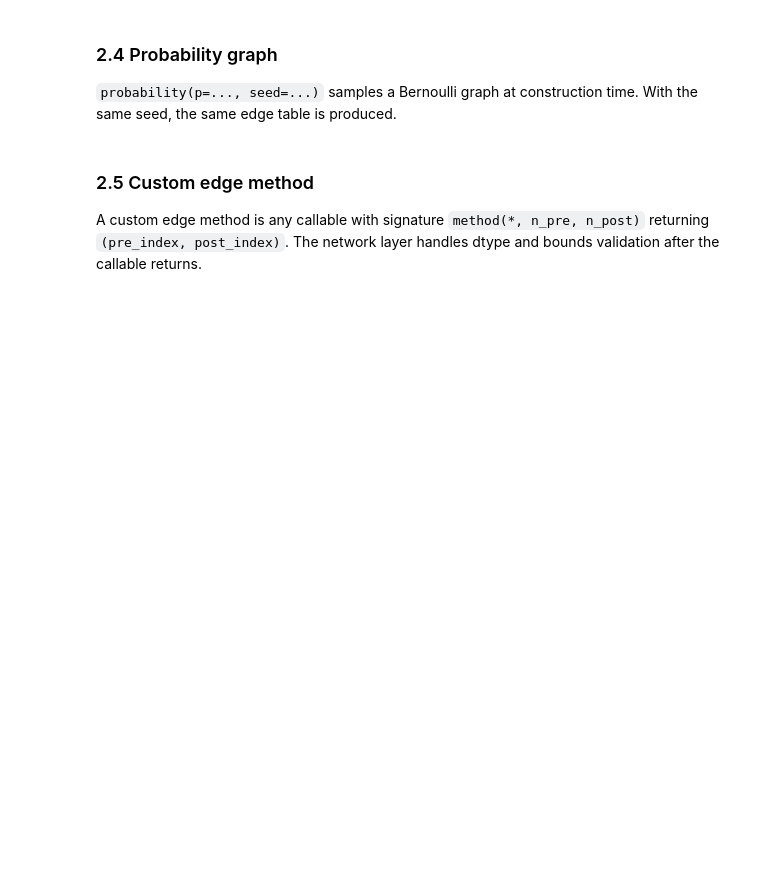
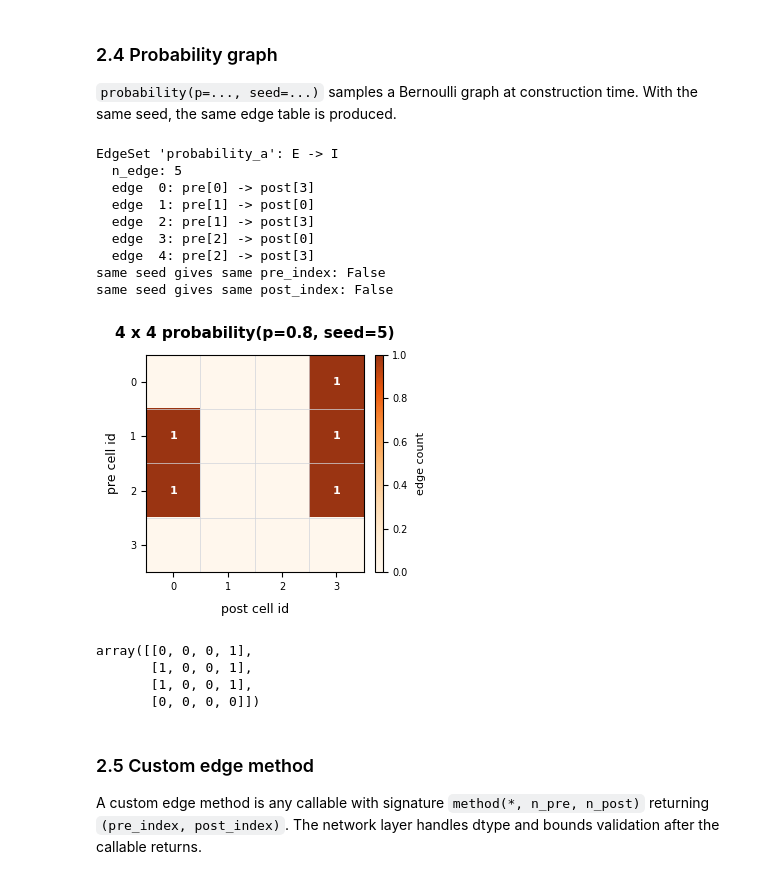
Before and after one commit to chaobrain/braincell, a Jupyter notebook: examples/multi_compartment/network.ipynb, the cells around one changed output. Drawn from its saved outputs; the diff is of its cells as text; code cells hidden in the pictures; blank space fills up the shorter version.

```diff
--- a/examples/multi_compartment/network.ipynb
+++ b/examples/multi_compartment/network.ipynb
@@ -537,27 +610,42 @@ plot_adjacency(all_pair_edges, n_pre=4, n_post=3, title="all_pairs subset adjace
 
 `probability(p=..., seed=...)` samples a Bernoulli graph at construction time.  With the same seed, the same edge table is produced.
 # %%
-large_n_pre = 10
-large_n_post = 10
+large_n_pre = 4
+large_n_post = 4
 prob_net = braincell.Network(name="probability_edge_demo")
 prob_net.add_population("E", build_pre_cell(size=large_n_pre))
 prob_net.add_population("I", build_post_cell(size=large_n_post))
 prob_a = prob_net.add_edges(
     name="probability_a",
     pre="E",
     post="I",
-    method=braincell.network.probability(p=0.22, seed=5),
+    method=braincell.network.probability(p=0.3, seed=5),
 )
 prob_b = prob_net.add_edges(
     name="probability_b",
     pre="E",
     post="I",
-    method=braincell.network.probability(p=0.22, seed=5),
+    method=braincell.network.probability(p=0.9, seed=5),
 )
 edge_table(prob_a, max_rows=25)
 print("same seed gives same pre_index:", np.array_equal(prob_a.pre_index, prob_b.pre_index))
 print("same seed gives same post_index:", np.array_equal(prob_a.post_index, prob_b.post_index))
-plot_adjacency(prob_a, n_pre=large_n_pre, n_post=large_n_post, title="10 x 10 probability(p=0.22, seed=5)")
+plot_adjacency(prob_a, n_pre=large_n_pre, n_post=large_n_post, title="4 x 4 probability(p=0.8, seed=5)")
+# %% [output]
+EdgeSet 'probability_a': E -> I
+  n_edge: 5
+  edge  0: pre[0] -> post[3]
+  edge  1: pre[1] -> post[0]
+  edge  2: pre[1] -> post[3]
+  edge  3: pre[2] -> post[0]
+  edge  4: pre[2] -> post[3]
+same seed gives same pre_index: False
+same seed gives same post_index: False
+[figure, added]
+array([[0, 0, 0, 1],
+       [1, 0, 0, 1],
+       [1, 0, 0, 1],
+       [0, 0, 0, 0]])
 # %% [markdown]
 ### 2.5 Custom edge method
 
```
Also changed, not shown: parts of 24 cells of this notebook, 11 other files.
